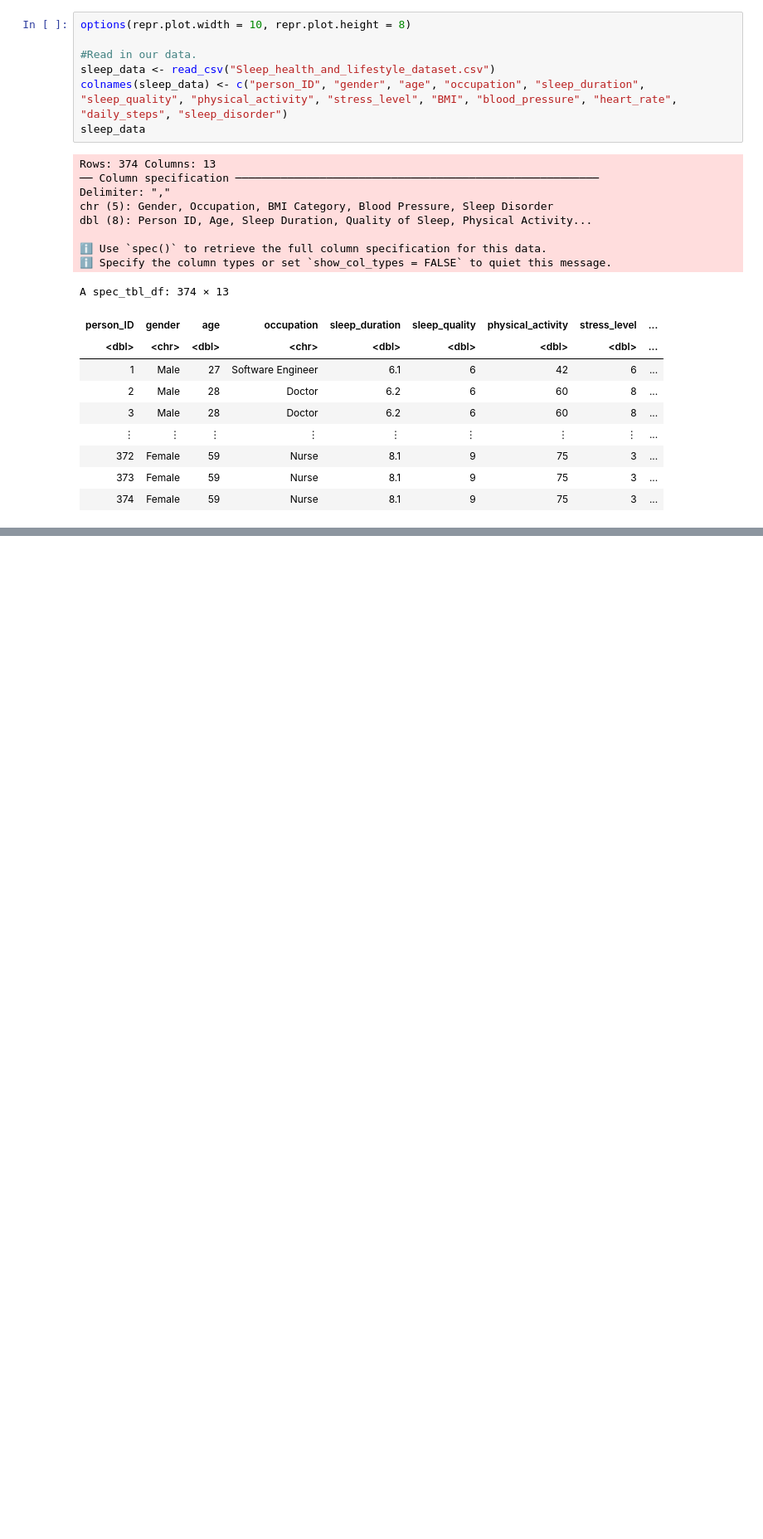
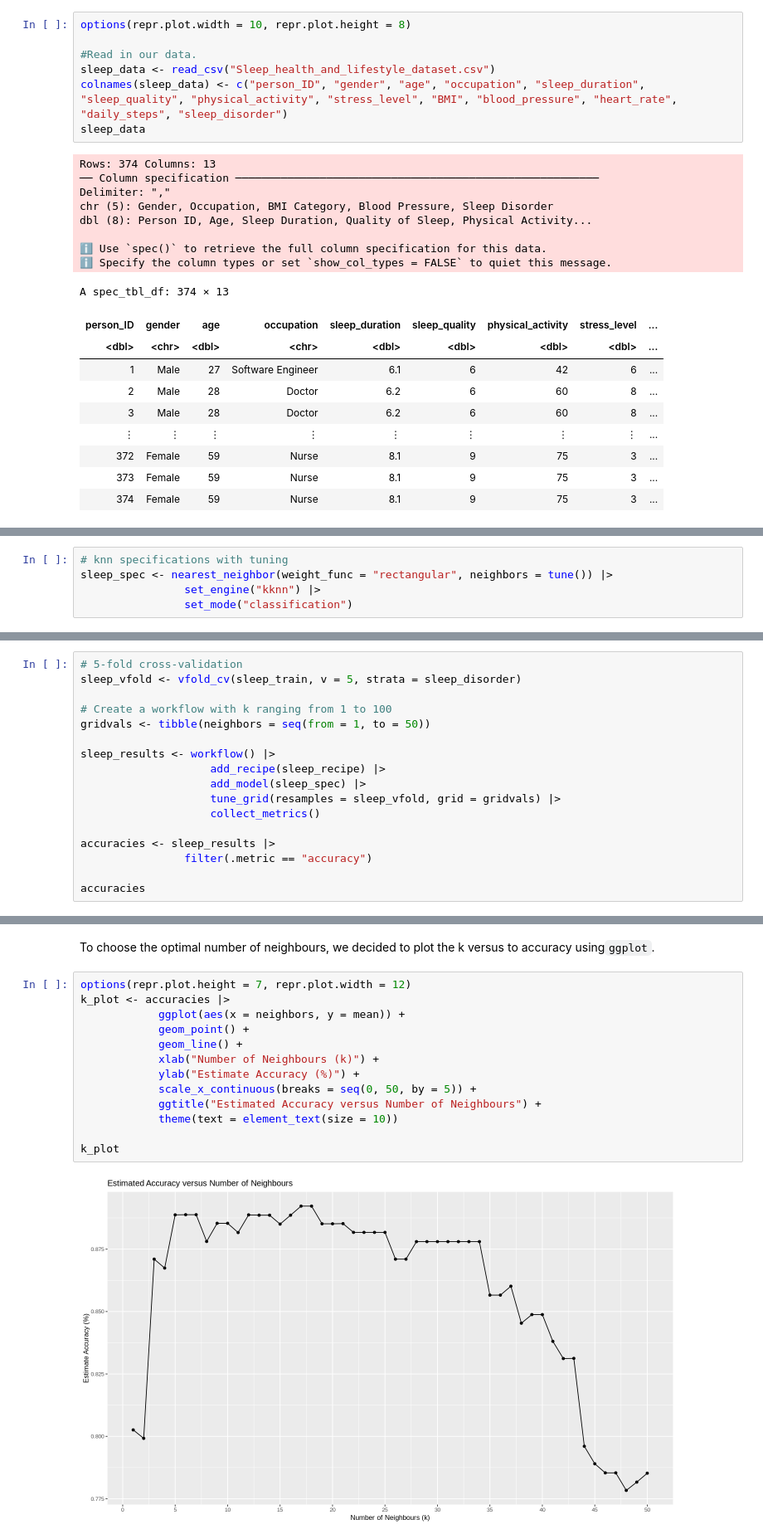
Before and after one commit to d-alex171/dsci-project, a Jupyter notebook: ProjectReport.ipynb, the cells around one changed output, grey strips where cells are left out. Shown: that part at 83% size. Saved outputs shown, nothing was run; the diff lists cells and outputs as text; blank space fills up the shorter version.

```diff
--- a/ProjectReport.ipynb
+++ b/ProjectReport.ipynb
@@ -93,0 +134,5 @@ A tibble: 3 × 5
+# %%
+# knn specifications with tuning
+sleep_spec <- nearest_neighbor(weight_func = "rectangular", neighbors = tune()) |>
+                set_engine("kknn") |>
+                set_mode("classification")
@@ -93,0 +141,17 @@ A tibble: 3 × 5
+# %%
+# 5-fold cross-validation
+sleep_vfold <- vfold_cv(sleep_train, v = 5, strata = sleep_disorder)
+
+# Create a workflow with k ranging from 1 to 100
+gridvals <- tibble(neighbors = seq(from = 1, to = 50))
+
+sleep_results <- workflow() |>
+                    add_recipe(sleep_recipe) |>
+                    add_model(sleep_spec) |>
+                    tune_grid(resamples = sleep_vfold, grid = gridvals) |>
+                    collect_metrics()
+
+accuracies <- sleep_results |>
+                filter(.metric == "accuracy")
+
+accuracies
@@ -93,0 +169,17 @@ A tibble: 3 × 5
+# %% [markdown]
+To choose the optimal number of neighbours, we decided to plot the k versus to accuracy using`ggplot`.
+# %%
+options(repr.plot.height = 7, repr.plot.width = 12)
+k_plot <- accuracies |>
+            ggplot(aes(x = neighbors, y = mean)) +
+            geom_point() +
+            geom_line() +
+            xlab("Number of Neighbours (k)") +
+            ylab("Estimate Accuracy (%)") +
+            scale_x_continuous(breaks = seq(0, 50, by = 5)) +
+            ggtitle("Estimated Accuracy versus Number of Neighbours") +
+            theme(text = element_text(size = 10))
+
+k_plot
+# %% [output]
+[figure, added]
```
Also changed, not shown: parts of 17 cells of this notebook.
